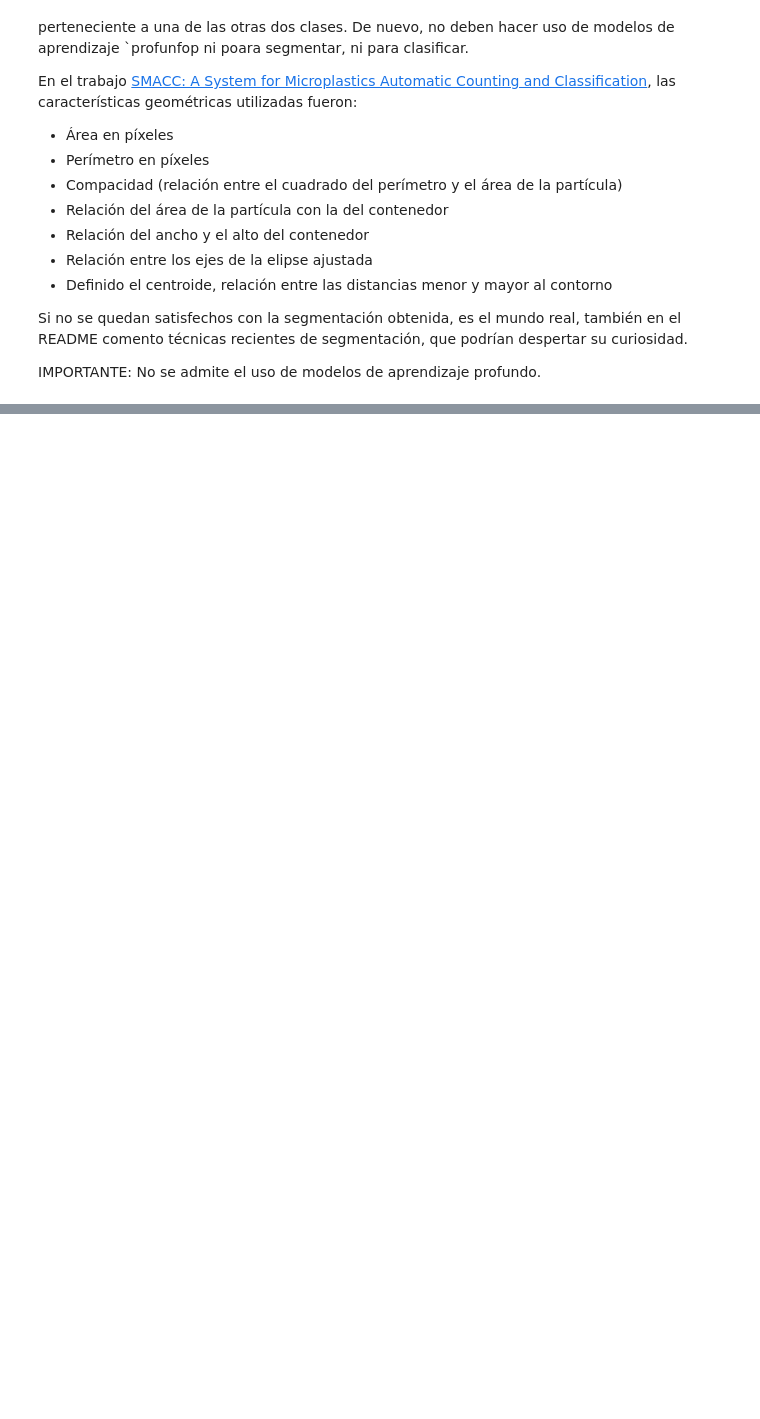
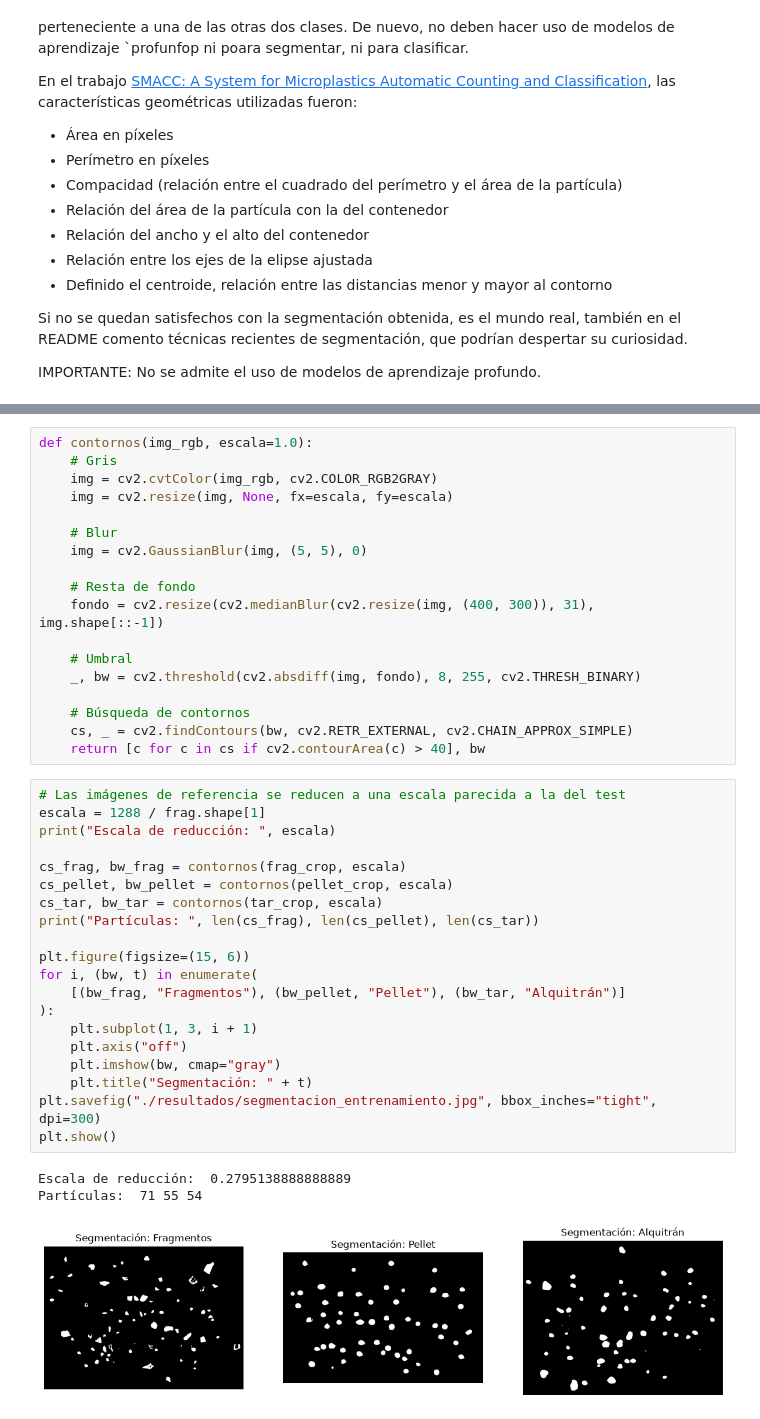
Before and after one commit to Neestoor13/Practicas_VC_2026-2027, a Jupyter notebook: P3/main.ipynb, the cells around one changed output, grey strips where cells are left out. Cells and saved outputs as stored; diff of their text form; blank space fills up the shorter version.

```diff
--- a/P3/main.ipynb
+++ b/P3/main.ipynb
@@ -450,0 +514,42 @@ IMPORTANTE: No se admite el uso de modelos de aprendizaje profundo.
+# %%
+def contornos(img_rgb, escala=1.0):
+    # Gris
+    img = cv2.cvtColor(img_rgb, cv2.COLOR_RGB2GRAY)
+    img = cv2.resize(img, None, fx=escala, fy=escala)
+
+    # Blur
+    img = cv2.GaussianBlur(img, (5, 5), 0)
+
+    # Resta de fondo
+    fondo = cv2.resize(cv2.medianBlur(cv2.resize(img, (400, 300)), 31), img.shape[::-1])
+
+    # Umbral
+    _, bw = cv2.threshold(cv2.absdiff(img, fondo), 8, 255, cv2.THRESH_BINARY)
+
+    # Búsqueda de contornos
+    cs, _ = cv2.findContours(bw, cv2.RETR_EXTERNAL, cv2.CHAIN_APPROX_SIMPLE)
+    return [c for c in cs if cv2.contourArea(c) > 40], bw
+# %%
+# Las imágenes de referencia se reducen a una escala parecida a la del test
+escala = 1288 / frag.shape[1]
+print("Escala de reducción: ", escala)
+
+cs_frag, bw_frag = contornos(frag_crop, escala)
+cs_pellet, bw_pellet = contornos(pellet_crop, escala)
+cs_tar, bw_tar = contornos(tar_crop, escala)
+print("Partículas: ", len(cs_frag), len(cs_pellet), len(cs_tar))
+
+plt.figure(figsize=(15, 6))
+for i, (bw, t) in enumerate(
+    [(bw_frag, "Fragmentos"), (bw_pellet, "Pellet"), (bw_tar, "Alquitrán")]
+):
+    plt.subplot(1, 3, i + 1)
+    plt.axis("off")
+    plt.imshow(bw, cmap="gray")
+    plt.title("Segmentación: " + t)
+plt.savefig("./resultados/segmentacion_entrenamiento.jpg", bbox_inches="tight", dpi=300)
+plt.show()
+# %% [output]
+Escala de reducción:  0.2795138888888889
+Partículas:  71 55 54
+[figure, added]
```
Also changed, not shown: parts of 15 cells of this notebook, 11 other files.
